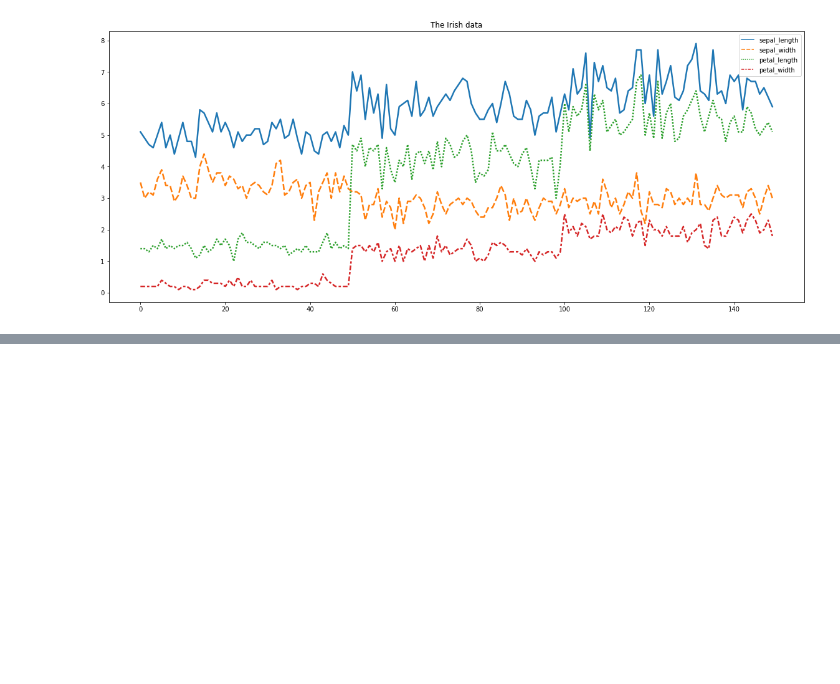
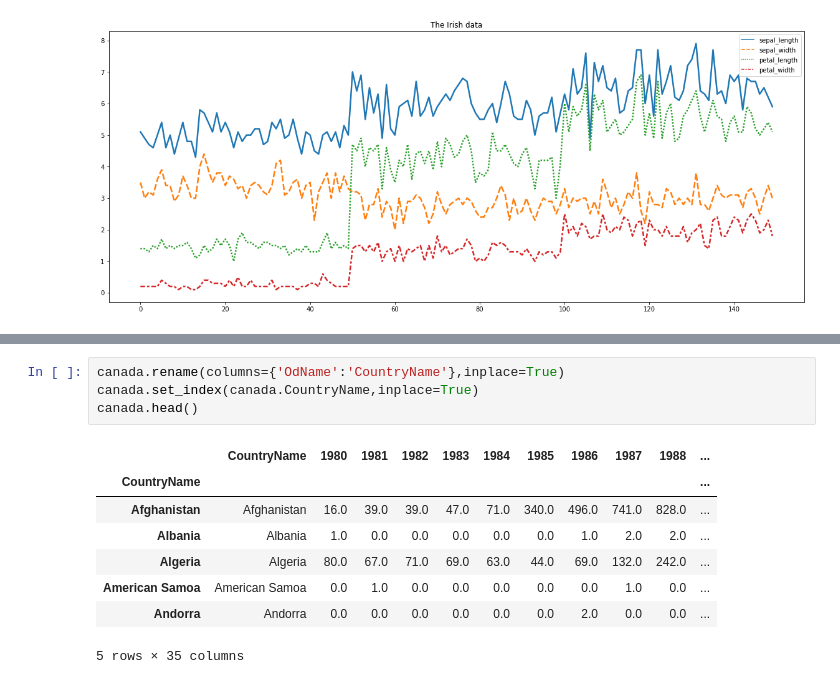
Before and after one commit to jackyhuynh/Data_Visualization_using_Python_Seaborn, a Jupyter notebook: Untitled.ipynb, the cells around one changed output, grey strips where cells are left out. Drawn from its saved outputs; the diff is of its cells as text; blank space fills up the shorter version.

```diff
--- a/Untitled.ipynb
+++ b/Untitled.ipynb
@@ -147,0 +209,13 @@ plt.show()
+# %%
+canada.rename(columns={'OdName':'CountryName'},inplace=True)
+canada.set_index(canada.CountryName,inplace=True)
+canada.head()
+# %% [output]
+|  | CountryName | 1980 | 1981 | 1982 | 1983 | 1984 | 1985 | 1986 | 1987 | 1988 | ... |
+| CountryName |  |  |  |  |  |  |  |  |  |  | ... |
+| Afghanistan | Afghanistan | 16.0 | 39.0 | 39.0 | 47.0 | 71.0 | 340.0 | 496.0 | 741.0 | 828.0 | ... |
+| Albania | Albania | 1.0 | 0.0 | 0.0 | 0.0 | 0.0 | 0.0 | 1.0 | 2.0 | 2.0 | ... |
+| Algeria | Algeria | 80.0 | 67.0 | 71.0 | 69.0 | 63.0 | 44.0 | 69.0 | 132.0 | 242.0 | ... |
+| American Samoa | American Samoa | 0.0 | 1.0 | 0.0 | 0.0 | 0.0 | 0.0 | 0.0 | 1.0 | 0.0 | ... |
+| Andorra | Andorra | 0.0 | 0.0 | 0.0 | 0.0 | 0.0 | 0.0 | 2.0 | 0.0 | 0.0 | ... |
+5 rows × 35 columns
```
Also changed, not shown: parts of 7 cells of this notebook, 3 other files.
